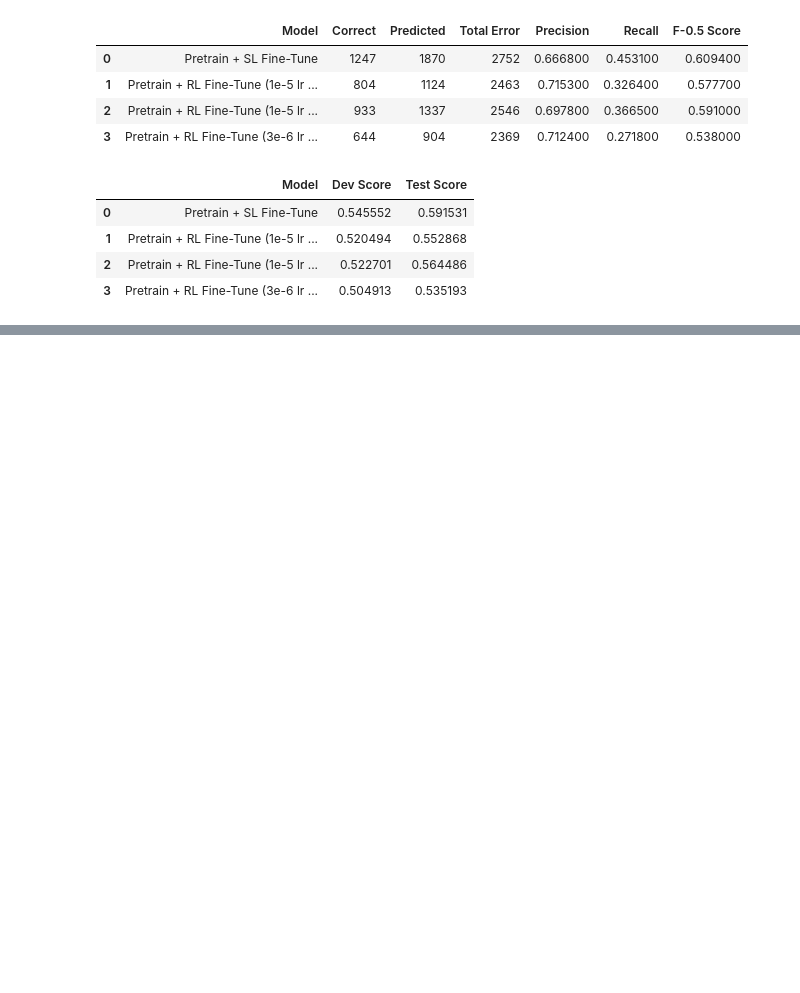
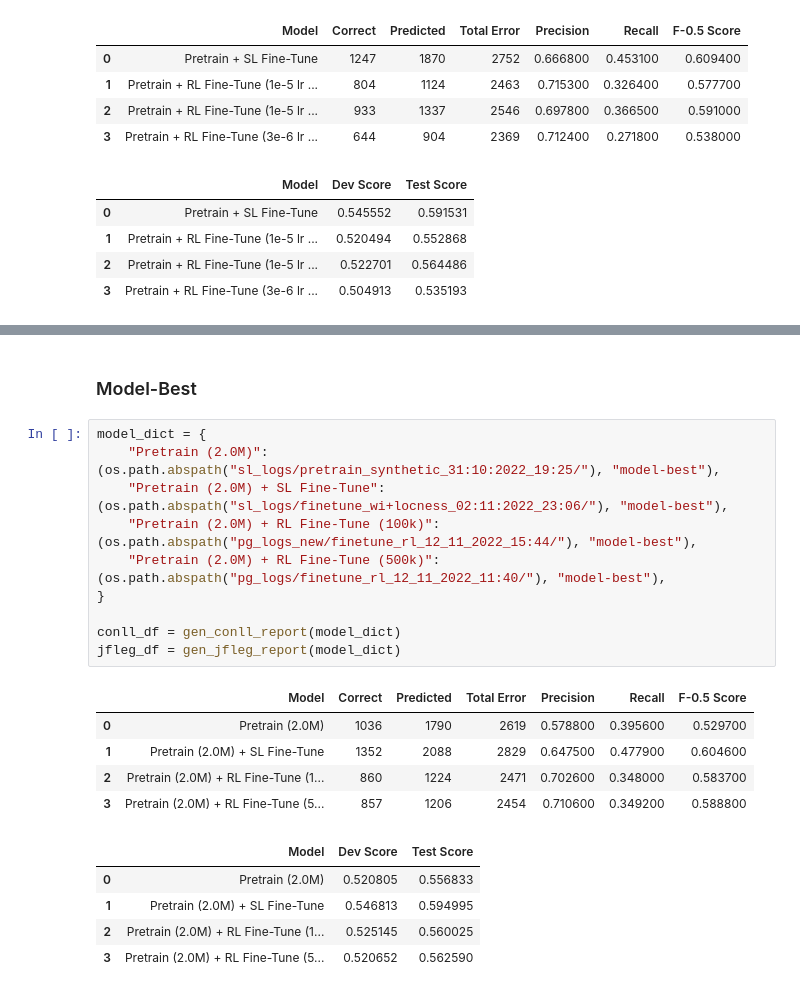
Before and after one commit to RajK853/DRL-GEC, a Jupyter notebook: notebooks/Generate_Score_Report.ipynb, the cells around one changed output, grey strips where cells are left out. Saved outputs shown, nothing was run; the diff lists cells and outputs as text; blank space fills up the shorter version.

```diff
--- a/notebooks/Generate_Score_Report.ipynb
+++ b/notebooks/Generate_Score_Report.ipynb
@@ -390,0 +408,23 @@ jfleg_df = gen_jfleg_report(model_dict)
+# %% [markdown]
+### Model-Best
+# %%
+model_dict = {
+    "Pretrain (2.0M)": (os.path.abspath("sl_logs/pretrain_synthetic_31:10:2022_19:25/"), "model-best"),
+    "Pretrain (2.0M) + SL Fine-Tune": (os.path.abspath("sl_logs/finetune_wi+locness_02:11:2022_23:06/"), "model-best"),
+    "Pretrain (2.0M) + RL Fine-Tune (100k)": (os.path.abspath("pg_logs_new/finetune_rl_12_11_2022_15:44/"), "model-best"),
+    "Pretrain (2.0M) + RL Fine-Tune (500k)": (os.path.abspath("pg_logs/finetune_rl_12_11_2022_11:40/"), "model-best"),
+}
+
+conll_df = gen_conll_report(model_dict)
+jfleg_df = gen_jfleg_report(model_dict)
+# %% [output]
+|  | Model | Correct | Predicted | Total Error | Precision | Recall | F-0.5 Score |
+| 0 | Pretrain (2.0M) | 1036 | 1790 | 2619 | 0.578800 | 0.395600 | 0.529700 |
+| 1 | Pretrain (2.0M) + SL Fine-Tune | 1352 | 2088 | 2829 | 0.647500 | 0.477900 | 0.604600 |
+| 2 | Pretrain (2.0M) + RL Fine-Tune (1... | 860 | 1224 | 2471 | 0.702600 | 0.348000 | 0.583700 |
+| 3 | Pretrain (2.0M) + RL Fine-Tune (5... | 857 | 1206 | 2454 | 0.710600 | 0.349200 | 0.588800 |
+|  | Model | Dev Score | Test Score |
+| 0 | Pretrain (2.0M) | 0.520805 | 0.556833 |
+| 1 | Pretrain (2.0M) + SL Fine-Tune | 0.546813 | 0.594995 |
+| 2 | Pretrain (2.0M) + RL Fine-Tune (1... | 0.525145 | 0.560025 |
+| 3 | Pretrain (2.0M) + RL Fine-Tune (5... | 0.520652 | 0.562590 |
```
Also changed, not shown: parts of 16 cells of this notebook, 2 other files.
